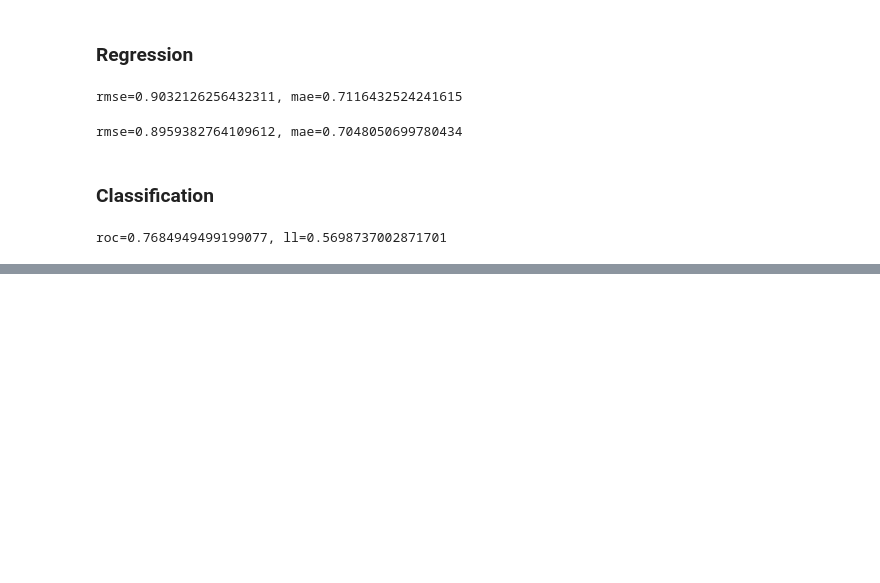
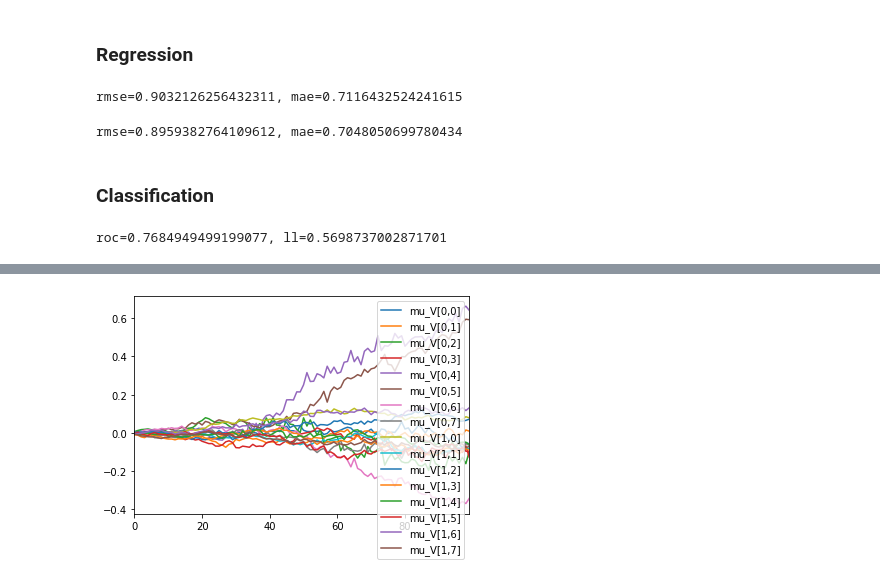
Before and after one commit to tohtsky/myFM, a Jupyter notebook: examples/ml-100k.ipynb, the cells around one changed output, grey strips where cells are left out. Drawn from its saved outputs; the diff is of its cells as text; code cells hidden in the pictures; blank space fills up the shorter version.

```diff
--- a/examples/ml-100k.ipynb
+++ b/examples/ml-100k.ipynb
@@ -93,0 +102,4 @@ plt.plot([ x.lambda_V.ravel() for x in fm.hypers_]);
+# %%
+trace[[c for c in trace.columns if c.startswith('mu_V')]].plot();
+# %% [output]
+[figure, added]
```
Also changed, not shown: parts of 10 cells of this notebook, 3 other files.
